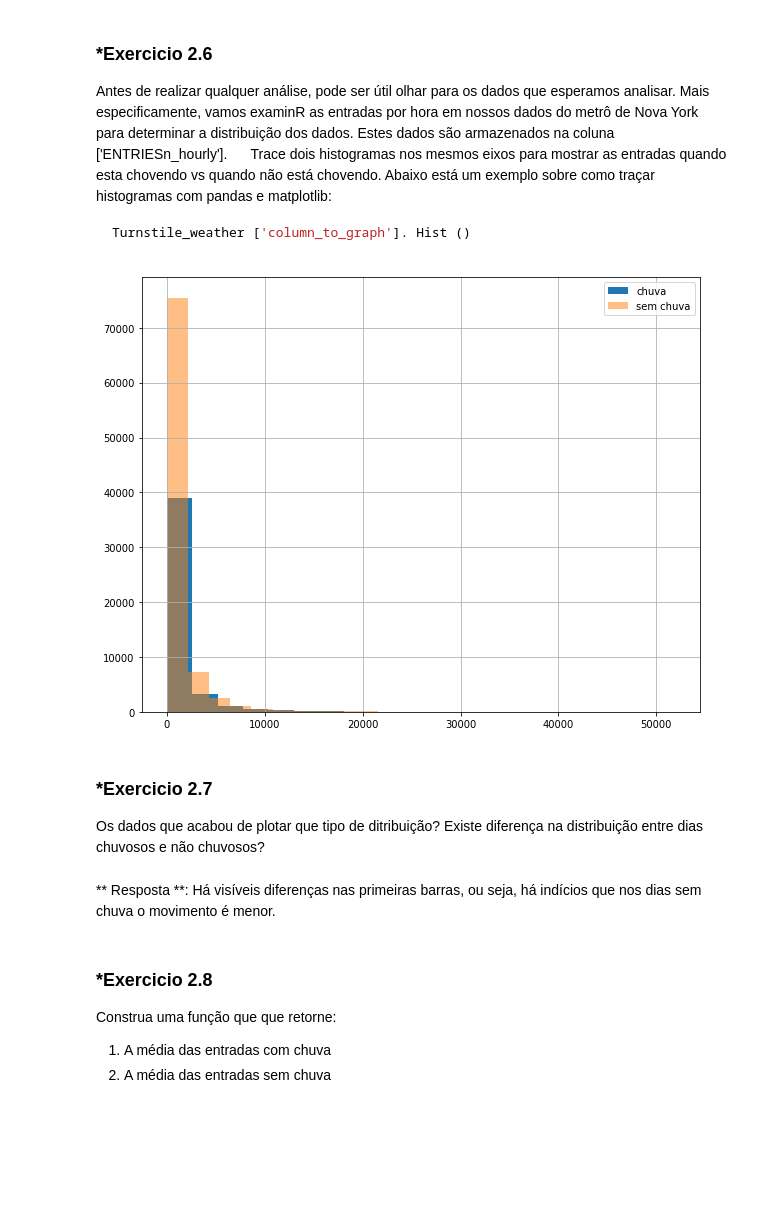
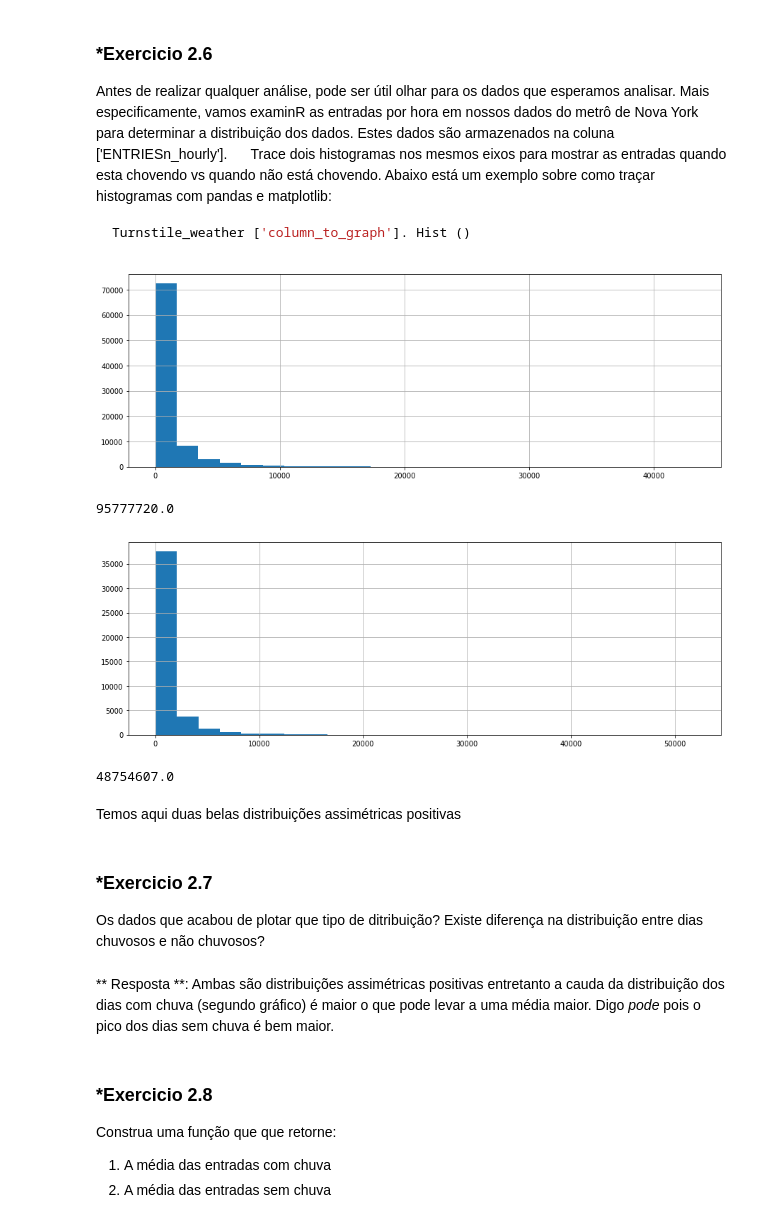
Before and after one commit to itsbarreto/nanodegree-nymetro, a Jupyter notebook: analyzing-subway-data-ndfdsi.ipynb, the cells around one changed output. Drawn from its saved outputs; the diff is of its cells as text; code cells hidden in the pictures; blank space fills up the shorter version.

````diff
--- a/analyzing-subway-data-ndfdsi.ipynb
+++ b/analyzing-subway-data-ndfdsi.ipynb
@@ -367,31 +362,39 @@ Abaixo está um exemplo sobre como traçar histogramas com pandas e matplotlib:
 ```python
 Turnstile_weather ['column_to_graph']. Hist ()
 ```
-# %%
-import numpy as np
-import pandas
-import matplotlib.pyplot as plt
-
-def entries_histogram(turnstile_weather):
-
-
-
-    plt.figure(figsize=(10,8))
-    turnstile_weather[turnstile_weather.rain == 1]['ENTRIESn_hourly'].hist(bins=20,) # your code here to plot a historgram for hourly entries when it is raining
-    turnstile_weather[turnstile_weather.rain == 0]['ENTRIESn_hourly'].hist(alpha=0.5,bins=20) # your code here to plot a histogram for hourly entries when it is not raining
-    labels= ["chuva","sem chuva"]
-    plt.legend(labels)
-    return plt
+# %%
+import numpy as np
+import pandas
+import matplotlib.pyplot as plt
+import seaborn as sns
+def entries_histogram(turnstile_weather):
+    plt.figure(figsize=(15,5))
+    turnstile_weather['ENTRIESn_hourly'].hist(bins=25)
+    return plt
 # %%
-entries_histogram(get_file_weather(filename)).show()
+df = get_file_weather(filename)
-# %% [output]
-[figure, removed]
+# %%
+df_schuva = df.loc[df['rain'] == 0]
+entries_histogram(df_schuva ).show()
+display(df_schuva.ENTRIESn_hourly.sum())
+# %% [output]
+[figure, added]
+95777720.0
+# %%
+df_chuva = df.loc[df['rain'] == 1]
+entries_histogram(df_chuva).show()
+display(df_chuva.ENTRIESn_hourly.sum())
+# %% [output]
+[figure, added]
+48754607.0
+# %% [markdown]
+Temos aqui duas belas distribuições assimétricas positivas
 # %% [markdown]
 ### *Exercicio 2.7
 
 Os dados que acabou de plotar que tipo de ditribuição? Existe diferença na distribuição entre dias chuvosos e não chuvosos?
-# %% [markdown]
-** Resposta **: Há visíveis diferenças nas primeiras barras, ou seja, há indícios que nos dias sem chuva o movimento é menor.
+# %% [markdown]
+** Resposta **: Ambas são distribuições assimétricas positivas entretanto a cauda da distribuição dos dias com chuva (segundo gráfico) é maior o que pode levar a uma média maior. Digo _pode_ pois o pico dos dias sem chuva é bem maior.
 # %% [markdown]
 ### *Exercicio 2.8
 
````
Also changed, not shown: parts of 3 cells of this notebook.
